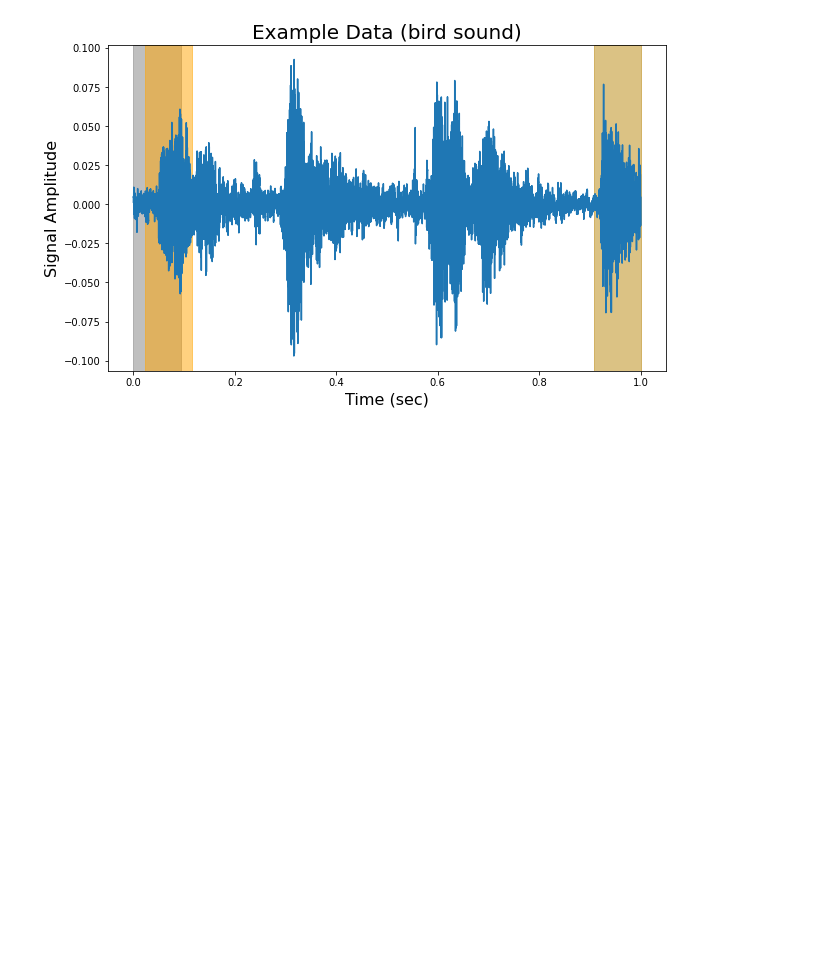
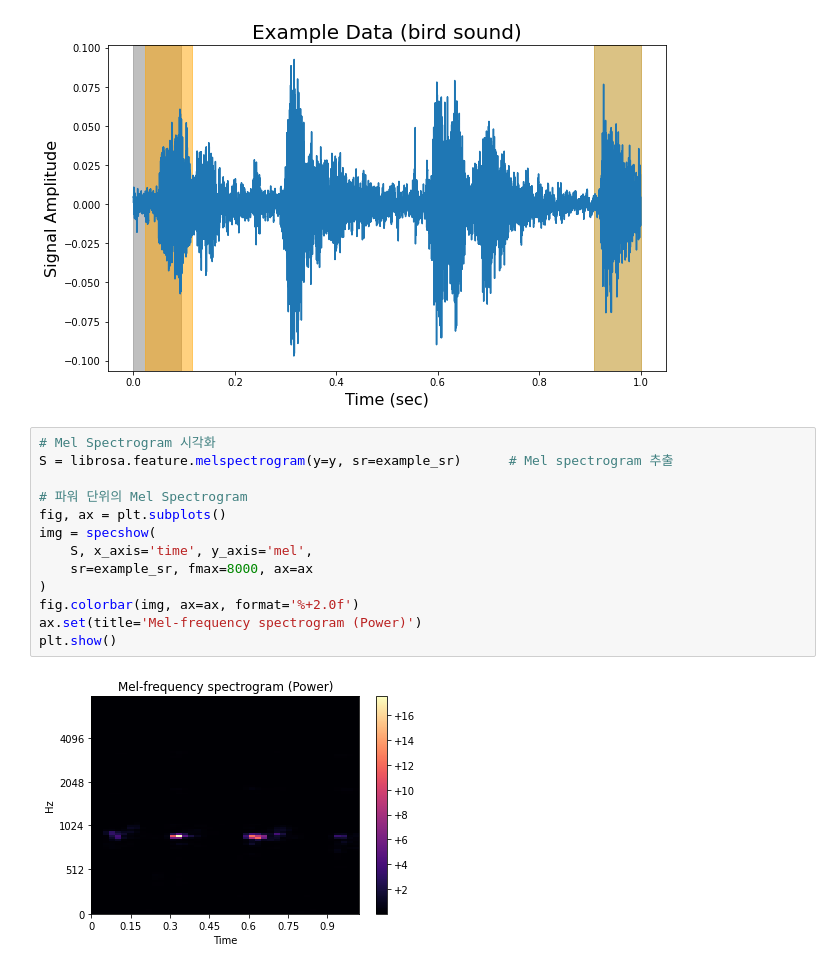
Before and after one commit to CaFeCoKe/Scream_Detection, a Jupyter notebook: Example_sound_data.ipynb, the cells around one changed output. Saved outputs shown, nothing was run; the diff lists cells and outputs as text; blank space fills up the shorter version.

Commit message:
Make Mel spectrogram
Make Mel spectrogram with matplotlib, librosa

```diff
--- a/Example_sound_data.ipynb
+++ b/Example_sound_data.ipynb
@@ -155,3 +171,18 @@ plt.axvspan(
 plt.show()
 # %% [output]
 [figure]
+# %%
+# Mel Spectrogram 시각화
+S = librosa.feature.melspectrogram(y=y, sr=example_sr)      # Mel spectrogram 추출
+
+# 파워 단위의 Mel Spectrogram
+fig, ax = plt.subplots()
+img = specshow(
+    S, x_axis='time', y_axis='mel',
+    sr=example_sr, fmax=8000, ax=ax
+)
+fig.colorbar(img, ax=ax, format='%+2.0f')
+ax.set(title='Mel-frequency spectrogram (Power)')
+plt.show()
+# %% [output]
+[figure, added]
```
Also changed, not shown: parts of 4 cells of this notebook.
